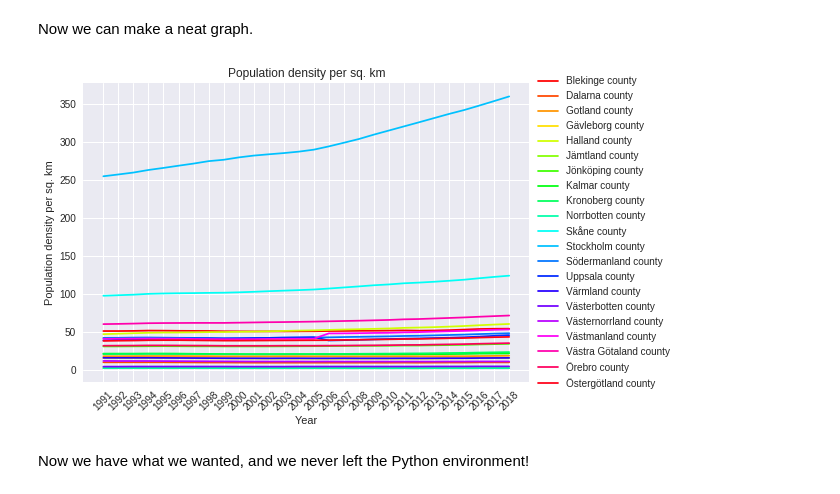
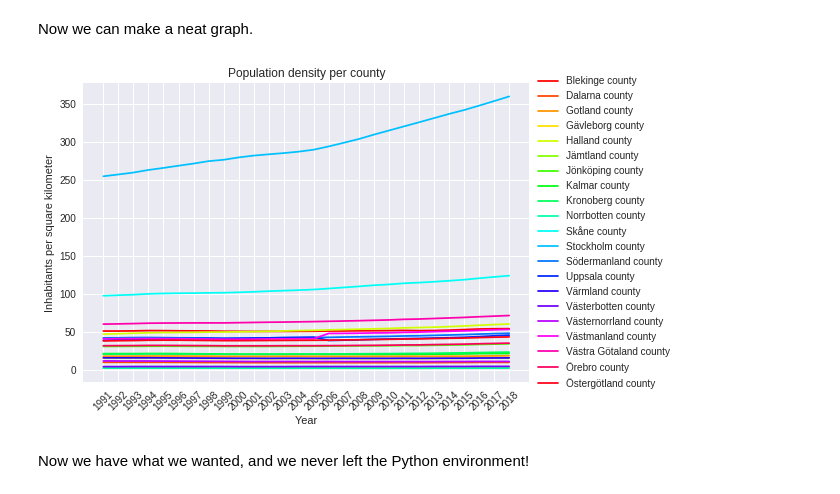
Before and after one commit to kirajcg/pyscbwrapper, a Jupyter notebook: pyscbwrapper_en.ipynb, the cells around one changed output. Drawn from its saved outputs; the diff is of its cells as text; code cells hidden in the pictures.

```diff
--- a/pyscbwrapper_en.ipynb
+++ b/pyscbwrapper_en.ipynb
@@ -378,15 +378,15 @@ Now we can make a neat graph.
 # %%
 df = pd.DataFrame(countydata)
 df = df.reset_index()
 df = df.rename(columns={"index":"Year"})
 ax = df.plot(x=df.index, xticks=np.arange(len(df.index)), colormap='hsv')
 ax.set_xticklabels(df["Year"], rotation=45)
-plt.title("Population density per sq. km")
+plt.title("Population density per county")
 plt.xlabel("Year")
-plt.ylabel("Population density per sq. km")
+plt.ylabel("Inhabitants per square kilometer")
 plt.legend(loc='center left', bbox_to_anchor=(1.0, 0.5))
 plt.show()
 # %% [output]
-[figure, old version]
+[figure, new version]
 # %% [markdown]
 Now we have what we wanted, and we never left the Python environment!
```
